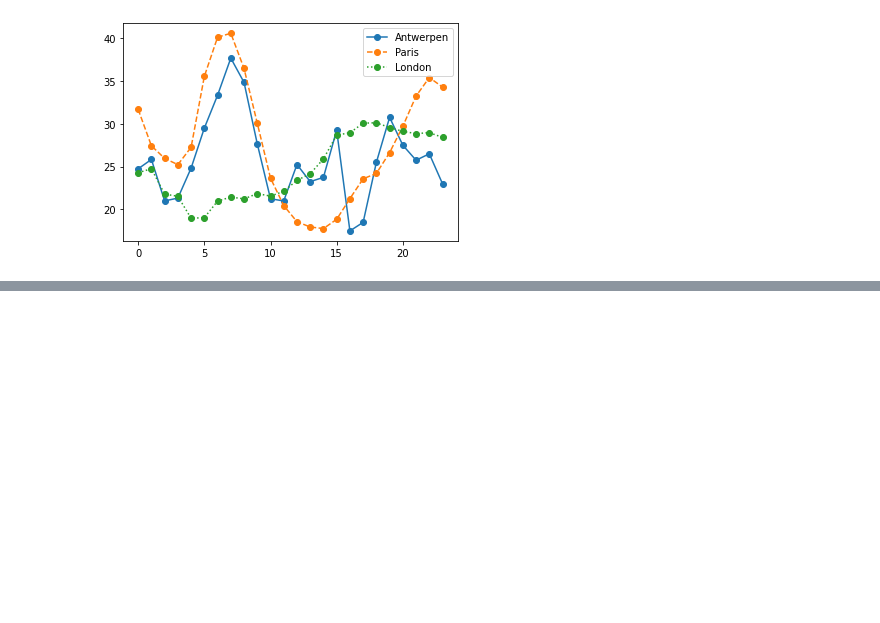
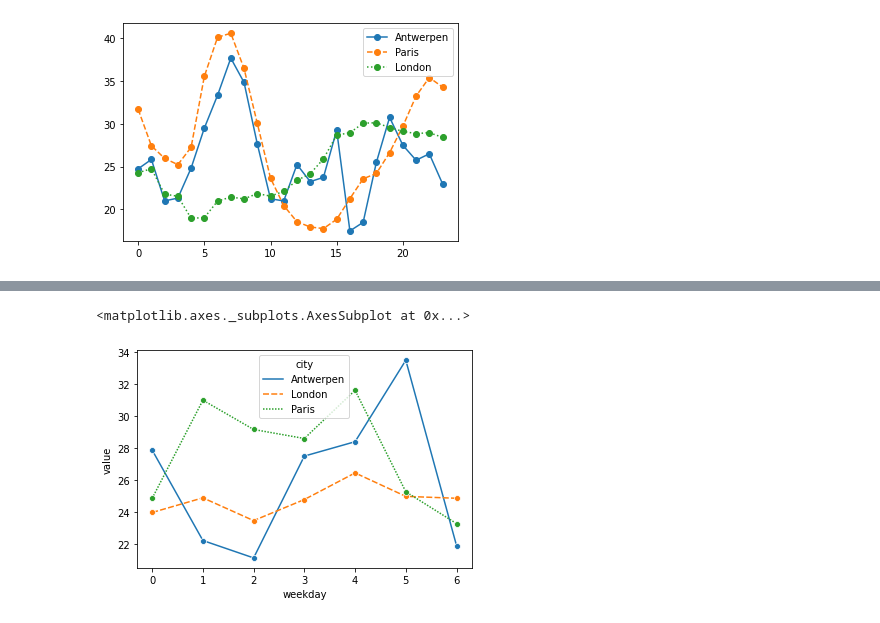
Before and after one commit to sangjin94/SQL_ITWILL, a Jupyter notebook: da16_datetime.ipynb, the cells around one changed output, grey strips where cells are left out. Drawn from its saved outputs; the diff is of its cells as text; code cells hidden in the pictures; blank space fills up the shorter version.

```diff
--- a/da16_datetime.ipynb
+++ b/da16_datetime.ipynb
@@ -666,0 +670,2 @@ plt.show()
+# %%
+air_quality['weekday']=air_quality['date.utc'].dt.weekday
@@ -666,0 +688,3 @@ plt.show()
+# %%
+air_quality_weekday=air_quality.groupby(['weekday','city'])['value'].mean()
+air_quality_weekday
@@ -666,0 +709,3 @@ plt.show()
+# %%
+air_quality_weekday=air_quality_weekday.reset_index() # reset_index를 이용해서 인덱스들을 컬럼으로 변환
+air_quality_weekday
@@ -666,0 +730,5 @@ plt.show()
+# %%
+sns.lineplot(data=air_quality_weekday,x='weekday',y='value',hue='city',style='city',marker='o')
+# %% [output]
+<matplotlib.axes._subplots.AxesSubplot at 0x...>
+[figure, added]
```
Also changed, not shown: parts of 23 cells of this notebook.
